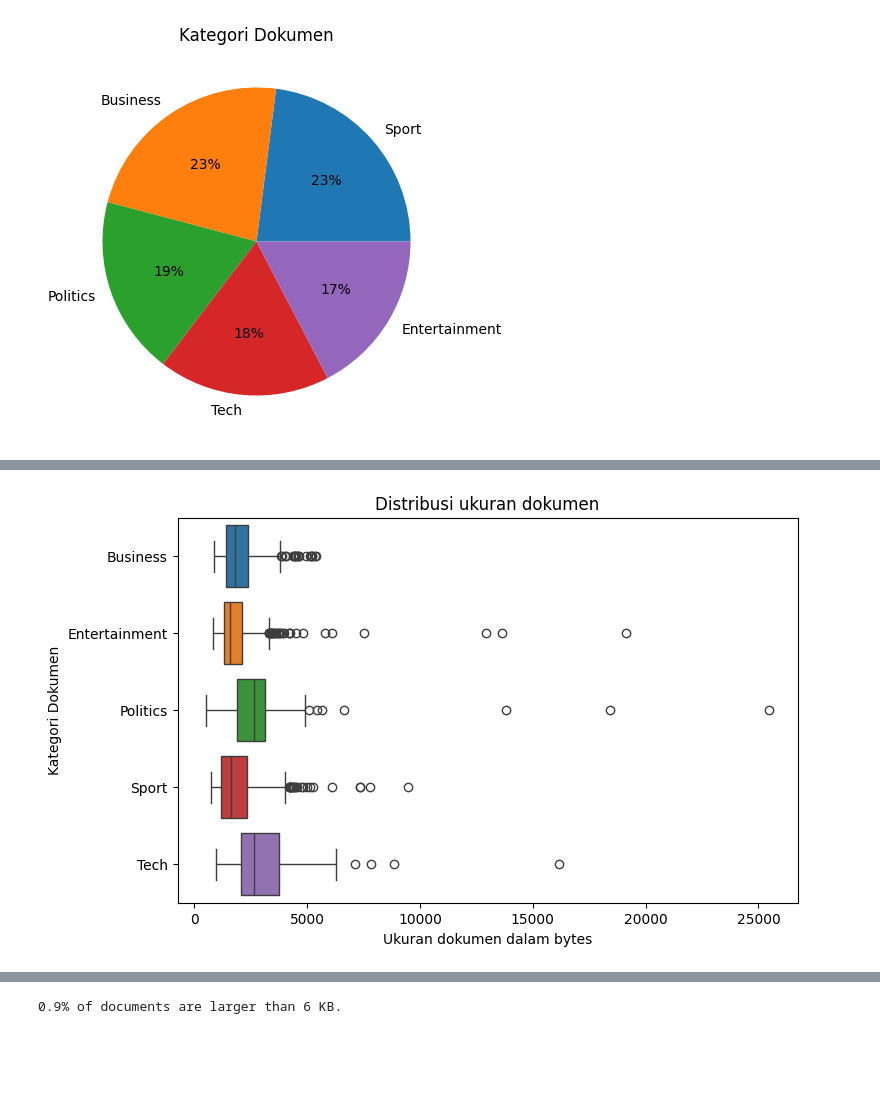
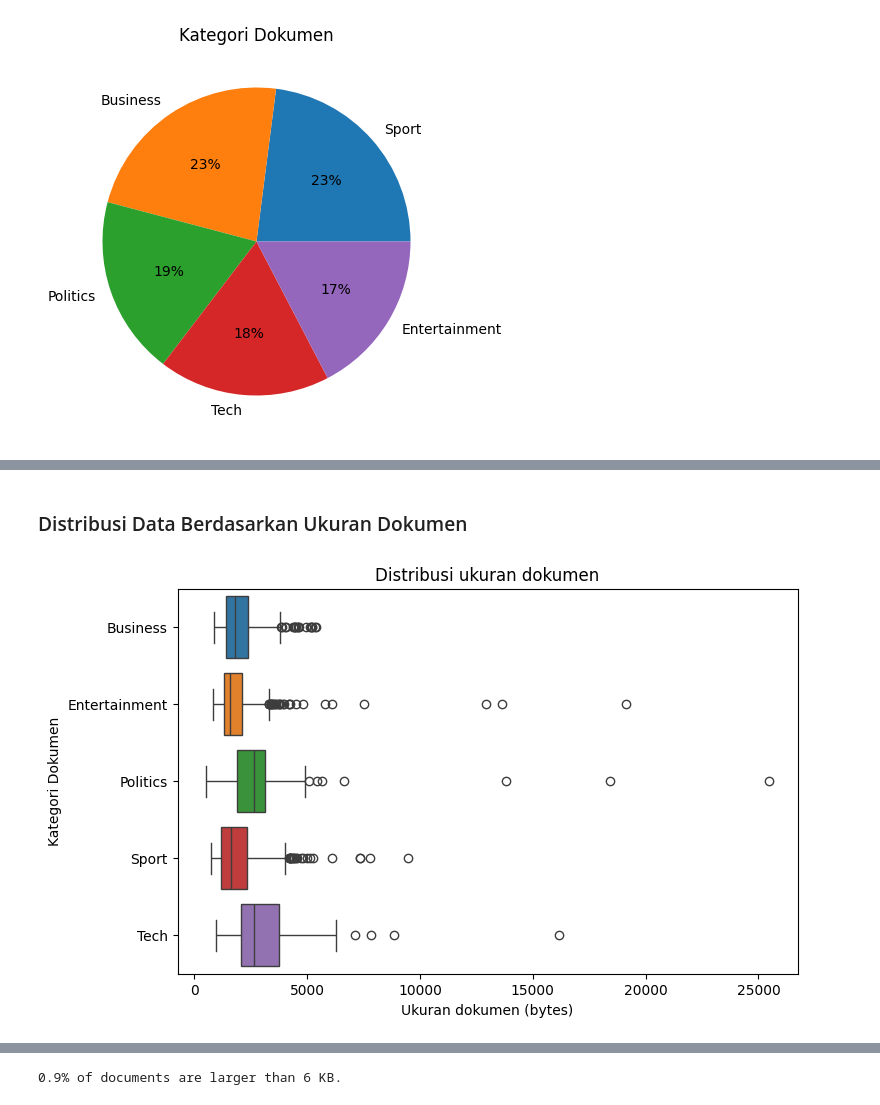
Before and after one commit to Ananta-Taksaka/bbc_classification, a Jupyter notebook: document_classification.ipynb, the cells around one changed output, grey strips where cells are left out. Drawn from its saved outputs; the diff is of its cells as text; code cells hidden in the pictures; blank space fills up the shorter version.

```diff
--- a/document_classification.ipynb
+++ b/document_classification.ipynb
@@ -330,13 +325,15 @@ DocCat
 Name: count, dtype: int64
+# %% [markdown]
+<h3>Distribusi Data Berdasarkan Ukuran Dokumen</h3>
 # %%
 plt.figure(figsize=(8, 5))
 
 sns.boxplot(data=meta_df, x="Ukuran_Doc", y="Doc_Kategori", palette="tab10", hue="Doc_Kategori", legend=False)
 plt.title("Distribusi ukuran dokumen")
-plt.xlabel("Ukuran dokumen dalam bytes")
+plt.xlabel("Ukuran dokumen (bytes)")
 plt.ylabel("Kategori Dokumen")
 
 plt.show()
 # %% [output]
-[figure, old version]
+[figure, new version]
 # %%
```
Also changed, not shown: parts of 20 cells of this notebook, 2 other files.
